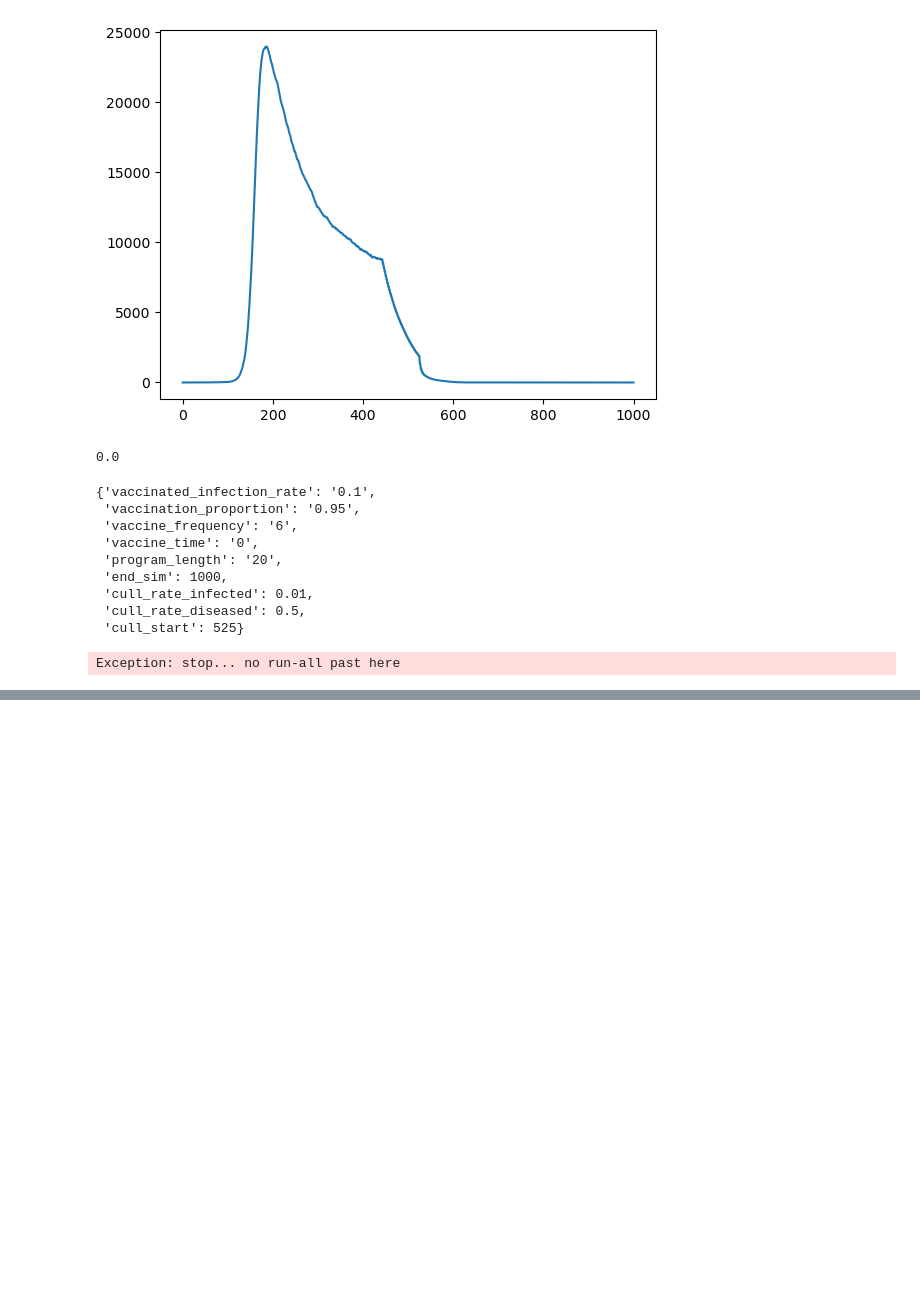
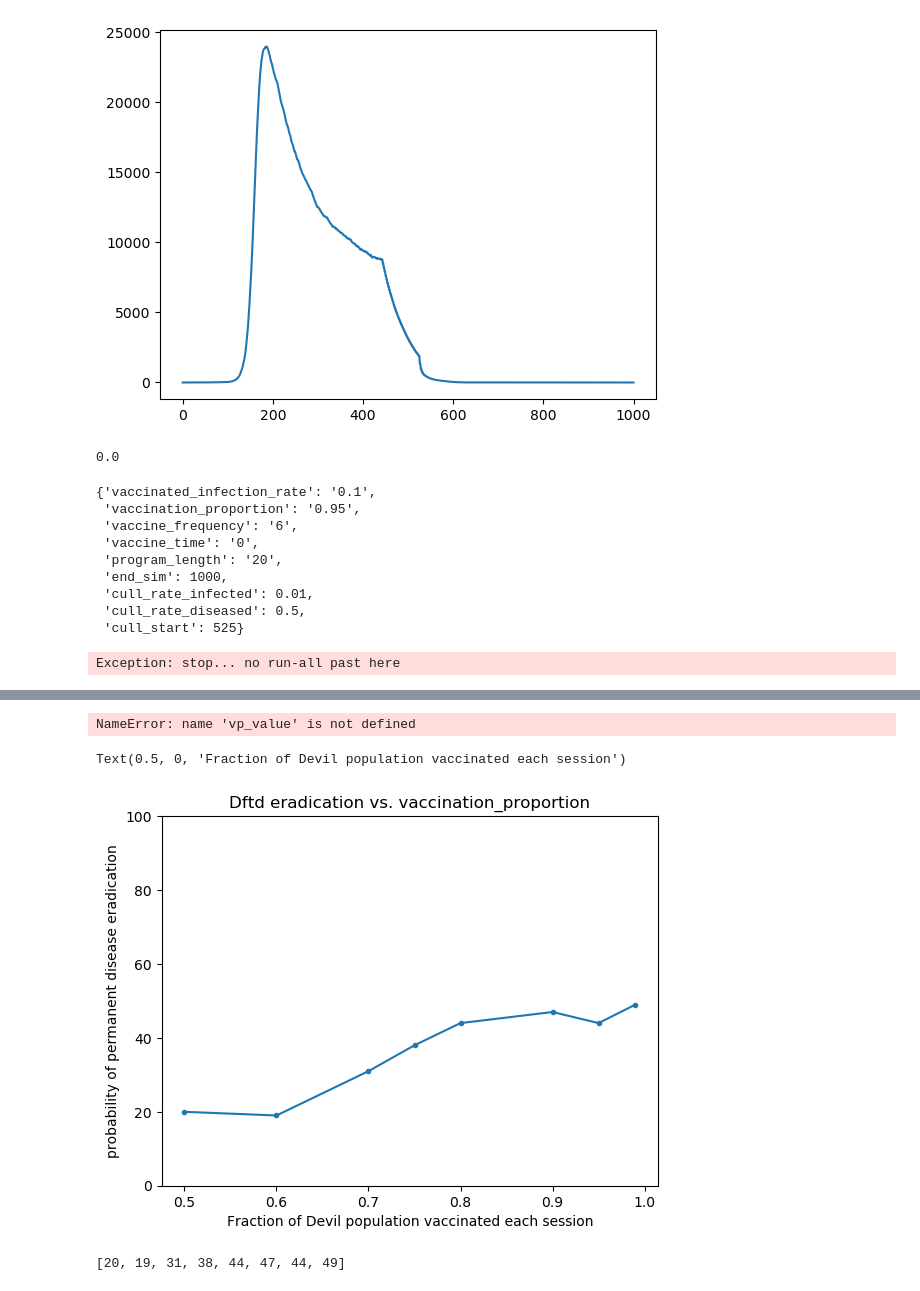
Before and after one commit to StochSS/devils_dftd_modeling, a Jupyter notebook: Devils DFTD 2-Stage Infection with Vaccination and Culling.ipynb, the cells around one changed output, grey strips where cells are left out. Drawn from its saved outputs; the diff is of its cells as text; code cells hidden in the pictures; blank space fills up the shorter version.

Commit message:
Eradication probability parameter sweeps

```diff
--- a/Devils DFTD 2-Stage Infection with Vaccination and Culling.ipynb
+++ b/Devils DFTD 2-Stage Infection with Vaccination and Culling.ipynb
@@ -522,17 +522,17 @@ variables
  'cull_rate_diseased': 0.5,
  'cull_start': 525}
 # %%
-def compute_dftd_extinction_prob():
-    print(variables)
+def compute_dftd_extinction_prob(verbose=True):
+    if verbose: print(variables)
     ext_count = 0
     for _ in range(100):
-        print(".", end='')
+        if verbose:  print(".", end='')
         res = model.run(with_pr=True, solver=solver, variables=variables)
         Dftd = res[0]['Infected'] + res[0]['Exposed']+ res[0]['Diseased']
         if min(Dftd[150:]) == 0.0:
             ext_count+=1
-    print()
-    print(f"Dftd extinction={ext_count/100.0}")
+    if verbose: print()
+    return ext_count
 # %%
 raise Exception('stop... no run-all past here')
 # %% [output]
@@ -545,0 +548,23 @@ Dftd extinction=0.43
+# %%
+vaccination_proportion_orig = variables['vaccination_proportion']
+vp_values = [0.5, 0.6, 0.7, 0.75, 0.8, 0.9, 0.95, 0.99]
+ext_rate = []
+for ndx,vp in enumerate(vp_values):
+    variables['vaccination_proportion'] = vp
+    ext_rate.append(compute_dftd_extinction_prob(False))
+variables['vaccination_proportion'] = vaccination_proportion_orig
+# %% [output]
+NameError: name 'vp_value' is not defined
+# %%
+plt.plot(vp_values,ext_rate,'.-')
+plt.title('Dftd eradication vs. vaccination_proportion')
+plt.ylim(ymin=0,ymax=100)
+plt.ylabel("probability of permanent disease eradication")
+plt.xlabel("Fraction of Devil population vaccinated each session")
+# %% [output]
+Text(0.5, 0, 'Fraction of Devil population vaccinated each session')
+[figure, added]
+# %%
+ext_rate
+# %% [output]
+[20, 19, 31, 38, 44, 47, 44, 49]
```
Also changed, not shown: parts of 5 cells of this notebook.
